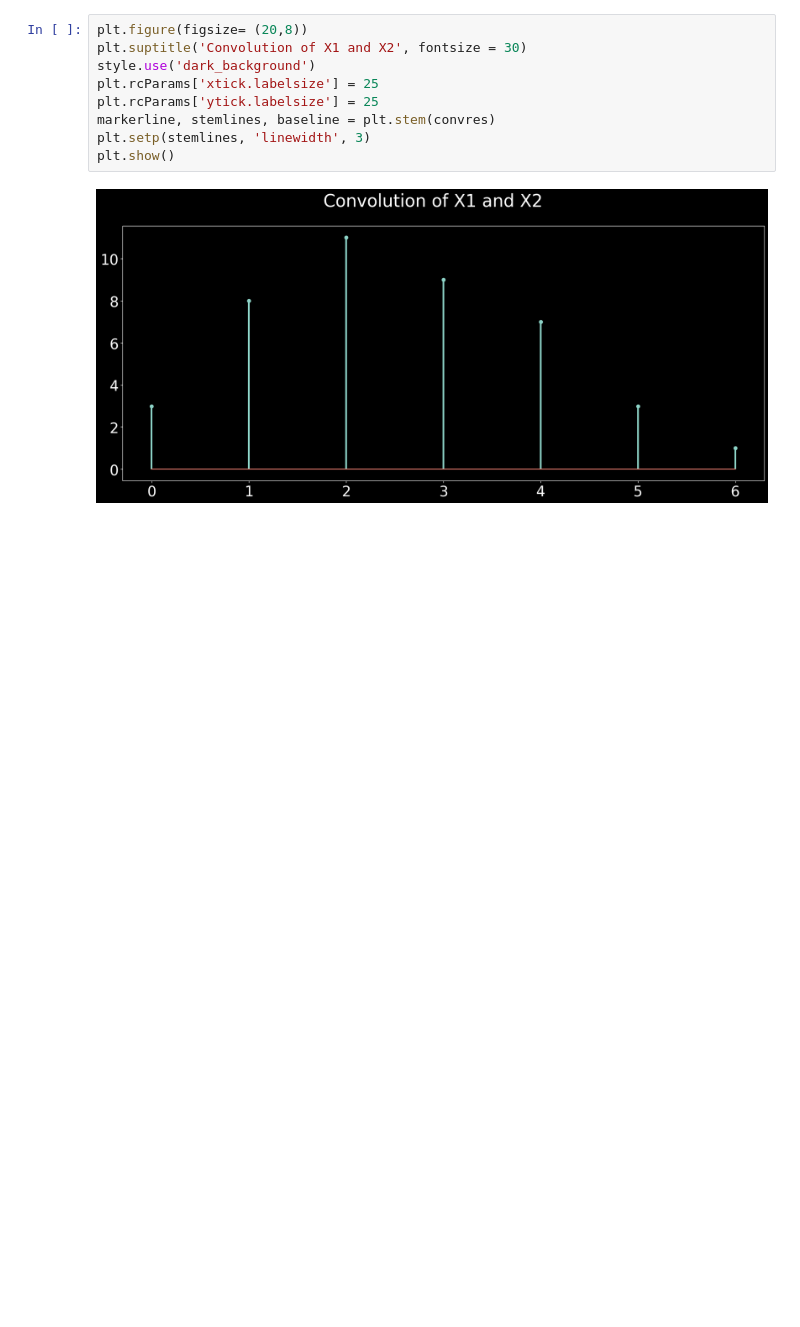
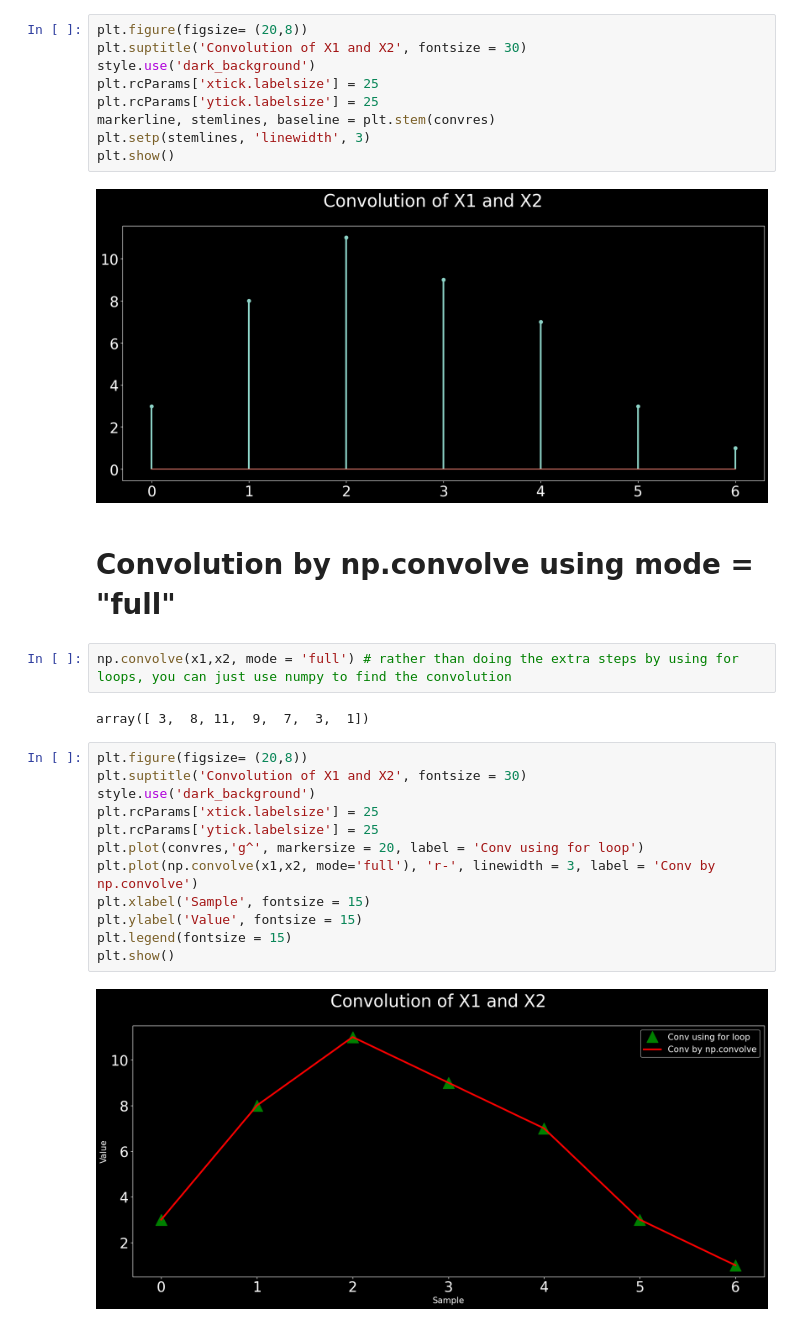
Before and after one commit to hbrandon15/ISP-with-Python, a Jupyter notebook: fundamentals_of_signal_processing/09_convolution.ipynb, the cells around one changed output. Cells and saved outputs as stored; diff of their text form; blank space fills up the shorter version.

Commit message:
Compare for loop convolution vs. np convolution

```diff
--- a/fundamentals_of_signal_processing/09_convolution.ipynb
+++ b/fundamentals_of_signal_processing/09_convolution.ipynb
@@ -105,3 +105,23 @@ plt.setp(stemlines, 'linewidth', 3)
 plt.show()
 # %% [output]
 [figure]
+# %% [markdown]
+# Convolution by np.convolve using mode = "full"
+# %%
+np.convolve(x1,x2, mode = 'full') # rather than doing the extra steps by using for loops, you can just use numpy to find the convolution
+# %% [output]
+array([ 3,  8, 11,  9,  7,  3,  1])
+# %%
+plt.figure(figsize= (20,8))
+plt.suptitle('Convolution of X1 and X2', fontsize = 30)
+style.use('dark_background')
+plt.rcParams['xtick.labelsize'] = 25
+plt.rcParams['ytick.labelsize'] = 25
+plt.plot(convres,'g^', markersize = 20, label = 'Conv using for loop')
+plt.plot(np.convolve(x1,x2, mode='full'), 'r-', linewidth = 3, label = 'Conv by np.convolve')
+plt.xlabel('Sample', fontsize = 15)
+plt.ylabel('Value', fontsize = 15)
+plt.legend(fontsize = 15)
+plt.show()
+# %% [output]
+[figure, added]
```
